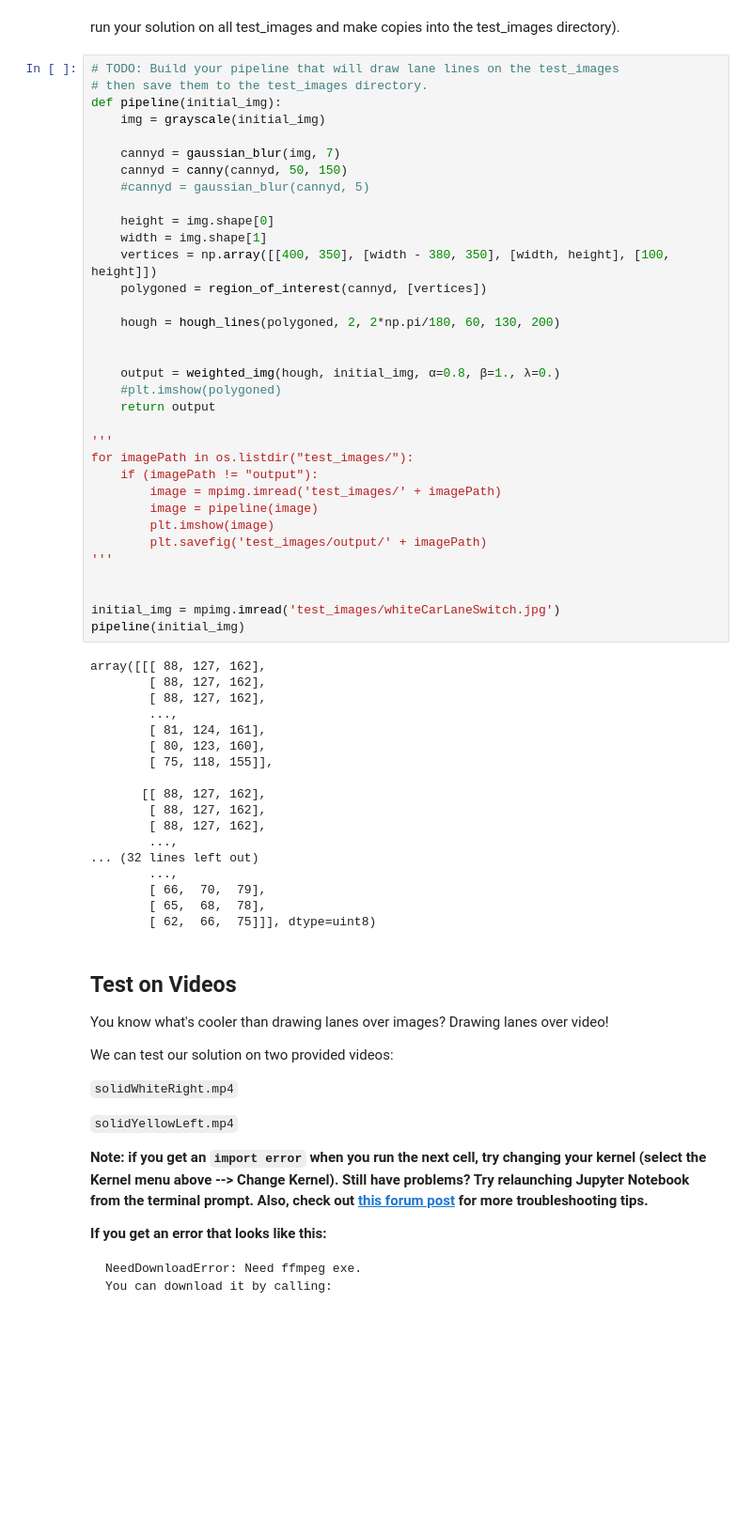
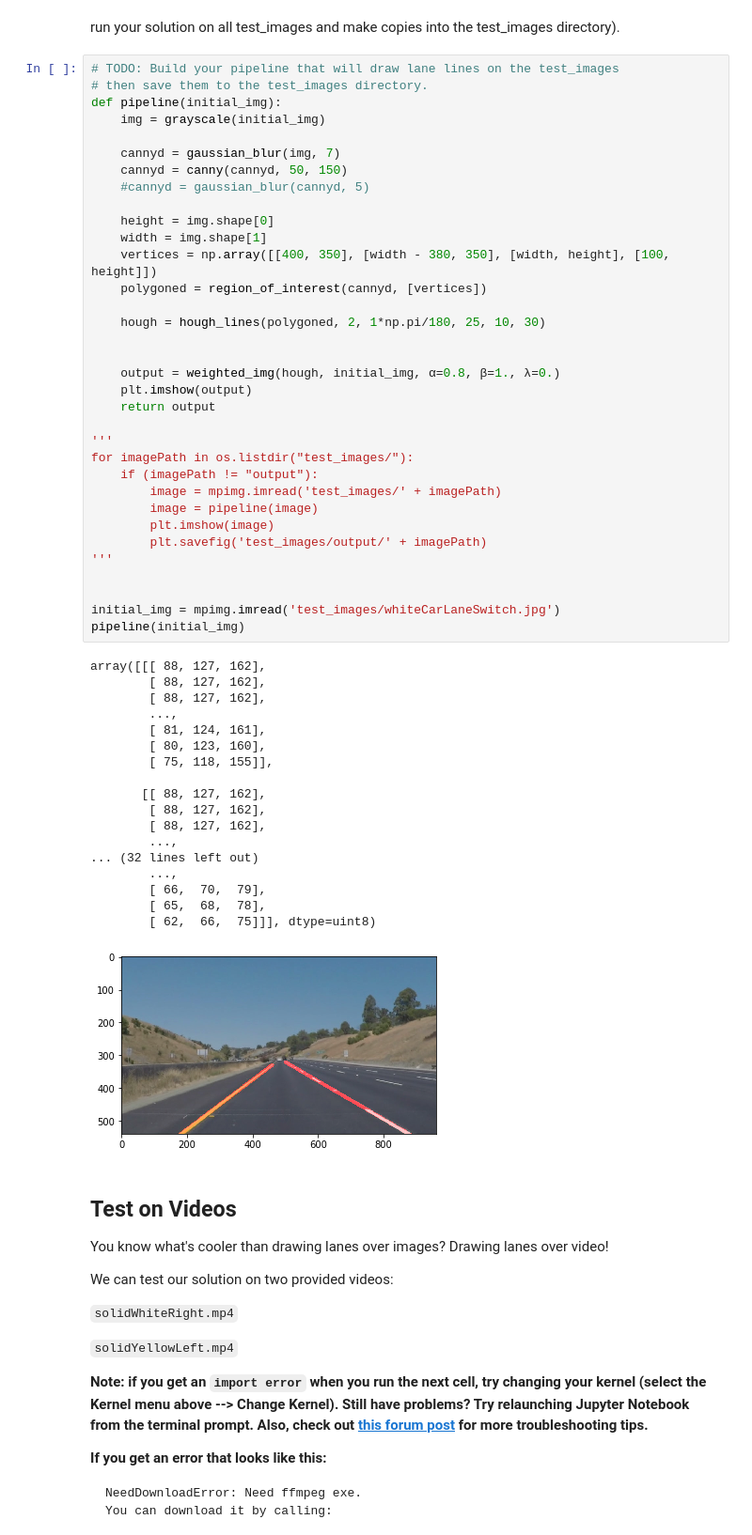
Before and after one commit to jmccormack200/CarND-LaneLines-P1, a Jupyter notebook: P1.ipynb, the cells around one changed output. Shown at 94% size. Cells and saved outputs as stored; diff of their text form; blank space fills up the shorter version.

```diff
--- a/P1.ipynb
+++ b/P1.ipynb
@@ -254,43 +254,44 @@ def pipeline(initial_img):
     vertices = np.array([[400, 350], [width - 380, 350], [width, height], [100, height]])
     polygoned = region_of_interest(cannyd, [vertices])
 
-    hough = hough_lines(polygoned, 2, 2*np.pi/180, 60, 130, 200)
+    hough = hough_lines(polygoned, 2, 1*np.pi/180, 25, 10, 30)
 
 
     output = weighted_img(hough, initial_img, α=0.8, β=1., λ=0.)
-    #plt.imshow(polygoned)
+    plt.imshow(output)
     return output
 
 '''
 for imagePath in os.listdir("test_images/"):
     if (imagePath != "output"):
         image = mpimg.imread('test_images/' + imagePath)
         image = pipeline(image)
         plt.imshow(image)
         plt.savefig('test_images/output/' + imagePath)
 '''
 
 
 initial_img = mpimg.imread('test_images/whiteCarLaneSwitch.jpg')
 pipeline(initial_img)
 # %% [output]
 array([[[ 88, 127, 162],
         [ 88, 127, 162],
         [ 88, 127, 162],
         ...,
         [ 81, 124, 161],
         [ 80, 123, 160],
         [ 75, 118, 155]],
 
        [[ 88, 127, 162],
         [ 88, 127, 162],
         [ 88, 127, 162],
         ...,
 ... (32 lines left out)
         ...,
         [ 66,  70,  79],
         [ 65,  68,  78],
         [ 62,  66,  75]]], dtype=uint8)
+[figure, added]
 # %% [markdown]
 ## Test on Videos
 
```
Also changed, not shown: parts of 5 cells of this notebook, 2 other files.
